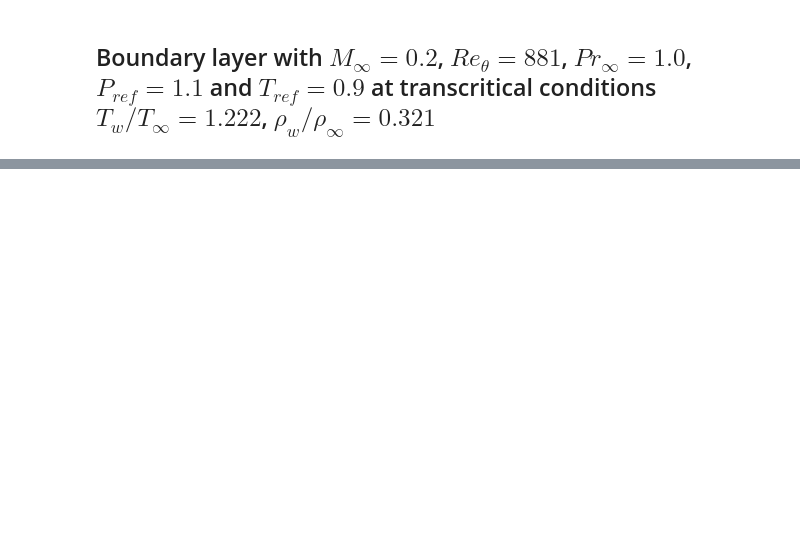
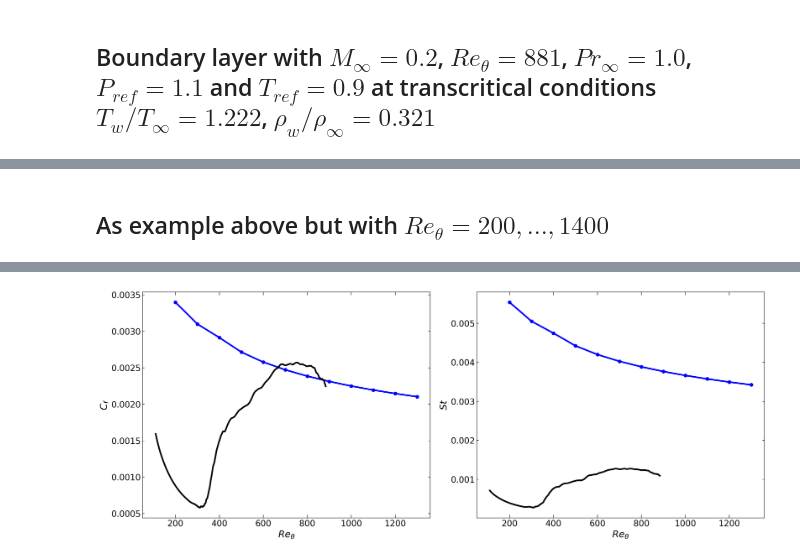
Before and after one commit to pcboldini/DragAndHeatTransferEstimation_NonIdealFluids, a Jupyter notebook: DragAndHeatEstimate.ipynb, the cells around one changed output, grey strips where cells are left out. Drawn from its saved outputs; the diff is of its cells as text; code cells hidden in the pictures; blank space fills up the shorter version.

```diff
--- a/DragAndHeatEstimate.ipynb
+++ b/DragAndHeatEstimate.ipynb
@@ -616,0 +664,76 @@ Result: cf = 2.32614e-03, St = 3.78809e-03, ReTau = 629.71668, MTau = 6.821e-03
+# %% [markdown]
+## As example above but with $Re_\theta=200,...,1400$
+# %%
+load_DNS       = True
+ReTheta        = np.arange(200, 1400, 100)
+Minf           = 0.2
+Prinf          = 1.0
+Tw_Tinf        = 1.222
+rw_rinf        = 0.321
+Pref           = 1.10
+Tref           = 0.9
+Cvref          = 4.5
+entvelLaw      = "Walz"
+cf             = np.zeros(len(ReTheta))
+St             = np.zeros(len(ReTheta))
+
+for i, Re in enumerate(ReTheta):
+
+    cf[i], St[i], ReTau, MTau,_,_,_,_,_,_,_,_   = \
+                    cfSt_solver(ReTheta   = Re,
+                                Minf      = Minf,
+                                kappa     = 0.41,
+                                Apl       = 17.0,
+                                y_ye      = grid(nPoints = 2000, stretch = 5),
+                                Tw_Tinf   = Tw_Tinf,
+                                rw_rinf   = rw_rinf,
+                                Prinf     = Prinf,
+                                Pref      = Pref,
+                                Tref      = Tref,
+                                Cvref     = Cvref,
+                                entvelLaw = entvelLaw,
+                                verbose   = False)
+
+    print('\nResult at ReTheta = {0:.2f}: cf = {1:.5e}, St = {2:.5e}, ReTau = {3:.5f}, MTau = {4:.3e}'.
+          format(Re, cf[i], St[i], ReTau, MTau))
+
+
+if load_DNS:
+    import os
+    fol = os.path.join('DNS_data', 'CfSt')  # folder path
+    filepath = os.path.join(fol, 'Retheta_T09w110.bin')  # full path to file
+    DNS_ReTheta = np.fromfile(filepath, dtype=np.float64)
+    filepath = os.path.join(fol, 'Cf_T09w110.bin')  # full path to file
+    DNS_cf = np.fromfile(filepath, dtype=np.float64)*1e-3
+    filepath = os.path.join(fol, 'St_T09w110.bin')  # full path to file
+    DNS_st = np.fromfile(filepath, dtype=np.float64)*1e-3
+
+import matplotlib.pyplot as plt
+from matplotlib import rc, rcParams
+import matplotlib.ticker as ticker
+%matplotlib inline
+%config InlineBackend.figure_format = 'retina'
+rc('text', usetex=False)  # switch to True for latex font (might be slow)
+rcParams.update({"xtick.major.size": 6, "xtick.minor.size": 3, "ytick.minor.size": 6, "ytick.minor.size": 3,
+                 'xtick.direction': 'in', 'ytick.direction': 'in', 'xtick.top': True, 'ytick.right': True,
+                 'font.size': 16})
+
+fig, ax = plt.subplots(1, 2, figsize=(18, 7))
+plt.rcParams["text.usetex"] = True
+linwid=3.0
+
+ax[0].plot(ReTheta, cf, 'o-', lw=linwid, color="blue")
+if load_DNS:
+    ax[0].plot(DNS_ReTheta, DNS_cf, '-', lw=linwid, color="black")
+ax[0].set_xlabel(r"$Re_{\theta}$", fontsize=18)
+ax[0].set_ylabel(r"$C_f$", fontsize=18)
+
+ax[1].plot(ReTheta, St, 'o-', lw=linwid, color="blue")
+if load_DNS:
+    ax[1].plot(DNS_ReTheta, DNS_st, '-', lw=linwid, color="black")
+ax[1].set_xlabel(r"$Re_{\theta}$", fontsize=18)
+ax[1].set_ylabel(r"$St$", fontsize=18)
+
+fig.tight_layout()
+plt.show()
+# %% [output]
@@ -616,0 +757 @@ Result: cf = 2.32614e-03, St = 3.78809e-03, ReTau = 629.71668, MTau = 6.821e-03
+[figure, added]
```
Also changed, not shown: parts of 5 cells of this notebook, 18 other files.
